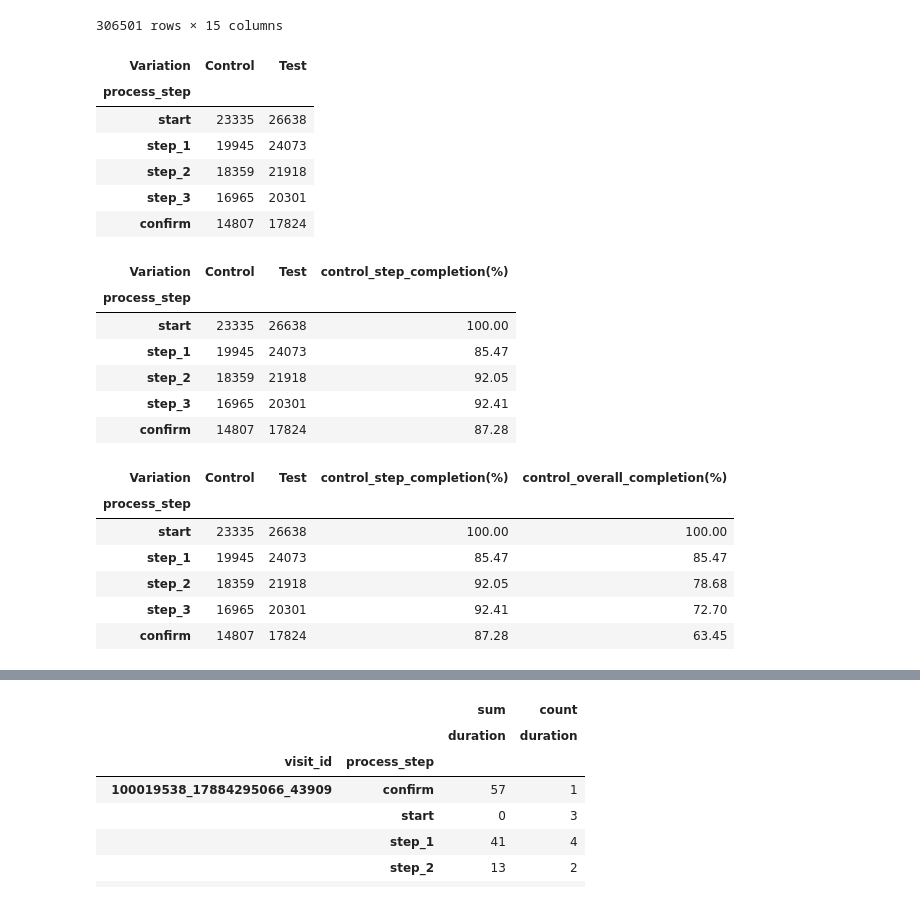
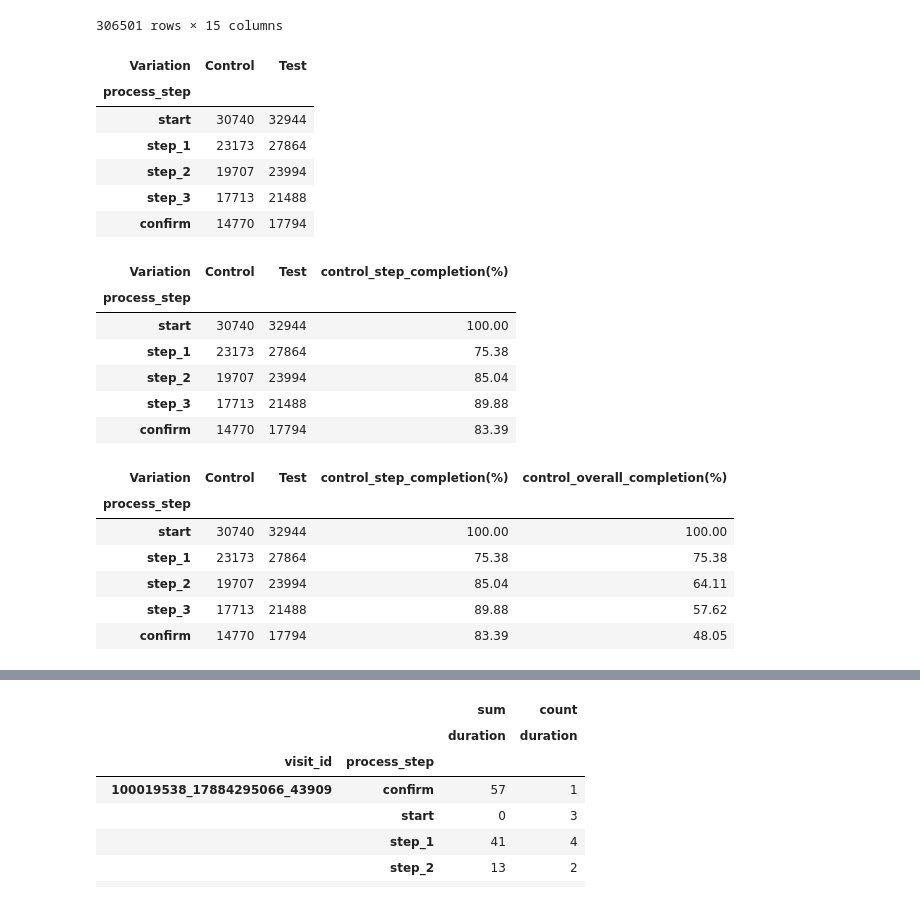
Before and after one commit to ross167/vanguard-ab-test, a Jupyter notebook: merged_pt.ipynb, the cells around one changed output, grey strips where cells are left out. Drawn from its saved outputs; the diff is of its cells as text; code cells hidden in the pictures.

```diff
--- a/merged_pt.ipynb
+++ b/merged_pt.ipynb
@@ -426,16 +462,16 @@ df_pt_new
 | 317234 | 6627522 | 730634087_44272418812 | 999988789_76411676596_272843 | start | 2017-04-21 23:51:09 | 0 | Test | 0.0 | 2.0 | ... |
 306501 rows × 15 columns
 # %%
-exe2 = df_pt_new.pivot_table(index="process_step", columns="Variation", values="client_id", aggfunc="nunique").reindex(order)
+exe2 = df_pt_new.pivot_table(index="process_step", columns="Variation", values="visit_id", aggfunc="nunique").reindex(order)
 exe2
 # %% [output]
 | Variation | Control | Test |
 | process_step |  |  |
-| start | 23335 | 26638 |
-| step_1 | 19945 | 24073 |
-| step_2 | 18359 | 21918 |
-| step_3 | 16965 | 20301 |
-| confirm | 14807 | 17824 |
+| start | 30740 | 32944 |
+| step_1 | 23173 | 27864 |
+| step_2 | 19707 | 23994 |
+| step_3 | 17713 | 21488 |
+| confirm | 14770 | 17794 |
 # %%
 def s_rate2(row,df):
     prev_idx = df.index.get_loc(row.name) - 1
@@ -456,22 +492,22 @@ exe2
 # %% [output]
 | Variation | Control | Test | control_step_completion(%) |
 | process_step |  |  |  |
-| start | 23335 | 26638 | 100.00 |
-| step_1 | 19945 | 24073 | 85.47 |
-| step_2 | 18359 | 21918 | 92.05 |
-| step_3 | 16965 | 20301 | 92.41 |
-| confirm | 14807 | 17824 | 87.28 |
+| start | 30740 | 32944 | 100.00 |
+| step_1 | 23173 | 27864 | 75.38 |
+| step_2 | 19707 | 23994 | 85.04 |
+| step_3 | 17713 | 21488 | 89.88 |
+| confirm | 14770 | 17794 | 83.39 |
 # %%
 exe2["control_overall_completion(%)"] = exe2.apply(a_s_rate2, axis=1, df=exe2)
 exe2
 # %% [output]
 | Variation | Control | Test | control_step_completion(%) | control_overall_completion(%) |
 | process_step |  |  |  |  |
-| start | 23335 | 26638 | 100.00 | 100.00 |
-| step_1 | 19945 | 24073 | 85.47 | 85.47 |
-| step_2 | 18359 | 21918 | 92.05 | 78.68 |
-| step_3 | 16965 | 20301 | 92.41 | 72.70 |
-| confirm | 14807 | 17824 | 87.28 | 63.45 |
+| start | 30740 | 32944 | 100.00 | 100.00 |
+| step_1 | 23173 | 27864 | 75.38 | 75.38 |
+| step_2 | 19707 | 23994 | 85.04 | 64.11 |
+| step_3 | 17713 | 21488 | 89.88 | 57.62 |
+| confirm | 14770 | 17794 | 83.39 | 48.05 |
 # %%
 def s_rate3(row,df):
     prev_idx = df.index.get_loc(row.name) - 1
```
Also changed, not shown: parts of 52 cells of this notebook, 2 other files.
